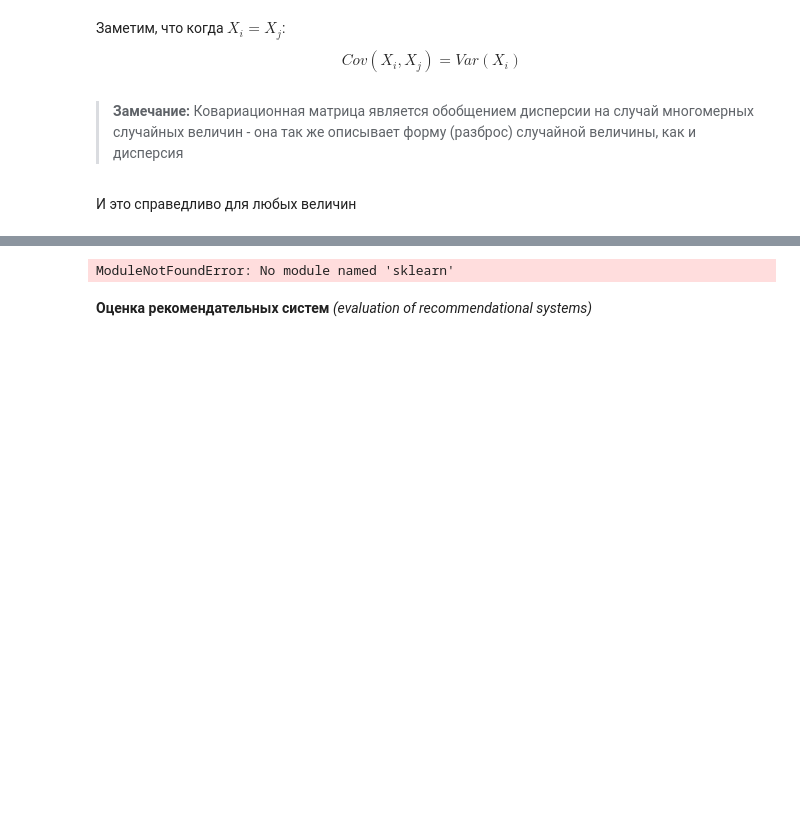
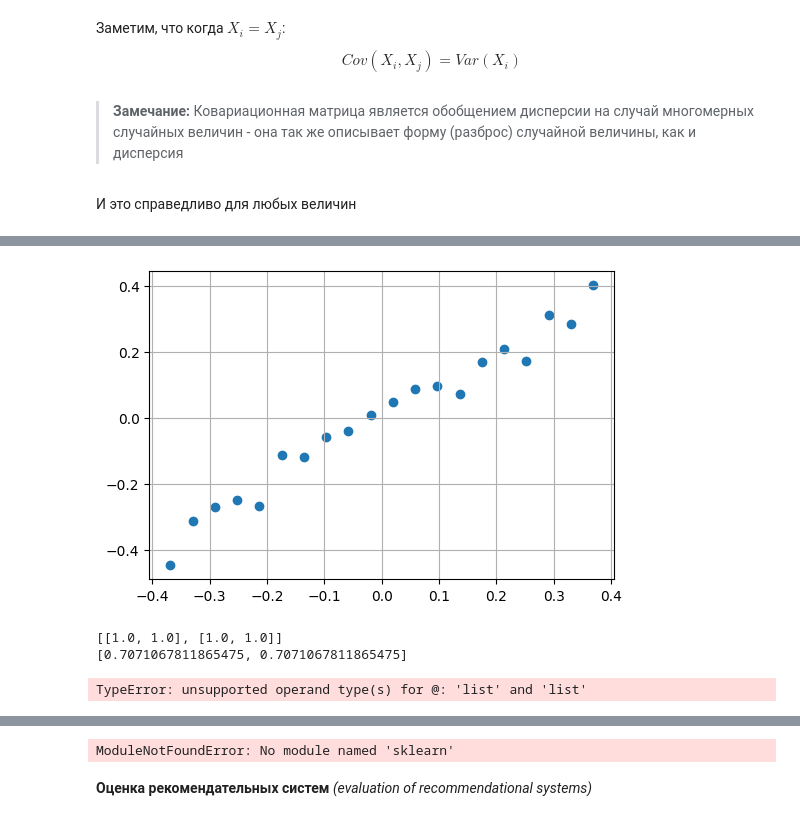
Before and after one commit to Rainfue/RecSys, a Jupyter notebook: note1.ipynb, the cells around one changed output, grey strips where cells are left out. Saved outputs shown, nothing was run; the diff lists cells and outputs as text; code cells hidden in the pictures; blank space fills up the shorter version.

```diff
--- a/note1.ipynb
+++ b/note1.ipynb
@@ -853,0 +892,11 @@ Covariance X and Y: 22.058732836293423
+# %%
+X = Xcentered[0]
+Y = Xcentered[1]
+X_norm = X / scalar(X)
+Y_norm = Y / scalar(Y)
+plt.figure(figsize=(6,4))
+plt.scatter(X_norm, Y_norm)
+plt.grid(True)
+plt.show()
+# %% [output]
+[figure, added]
@@ -853,0 +905,10 @@ Covariance X and Y: 22.058732836293423
+# %%
+cov_mat = covmat([-1,0,1], [-1,0,1])
+v = [1.0/ 2**0.5, 1.0/ 2**0.5]
+print(cov_mat)
+print(v)
+v @ cov_mat @ v
+# %% [output]
+[[1.0, 1.0], [1.0, 1.0]]
+[0.7071067811865475, 0.7071067811865475]
+TypeError: unsupported operand type(s) for @: 'list' and 'list'
```
Also changed, not shown: parts of 29 cells of this notebook, 3 other files.
